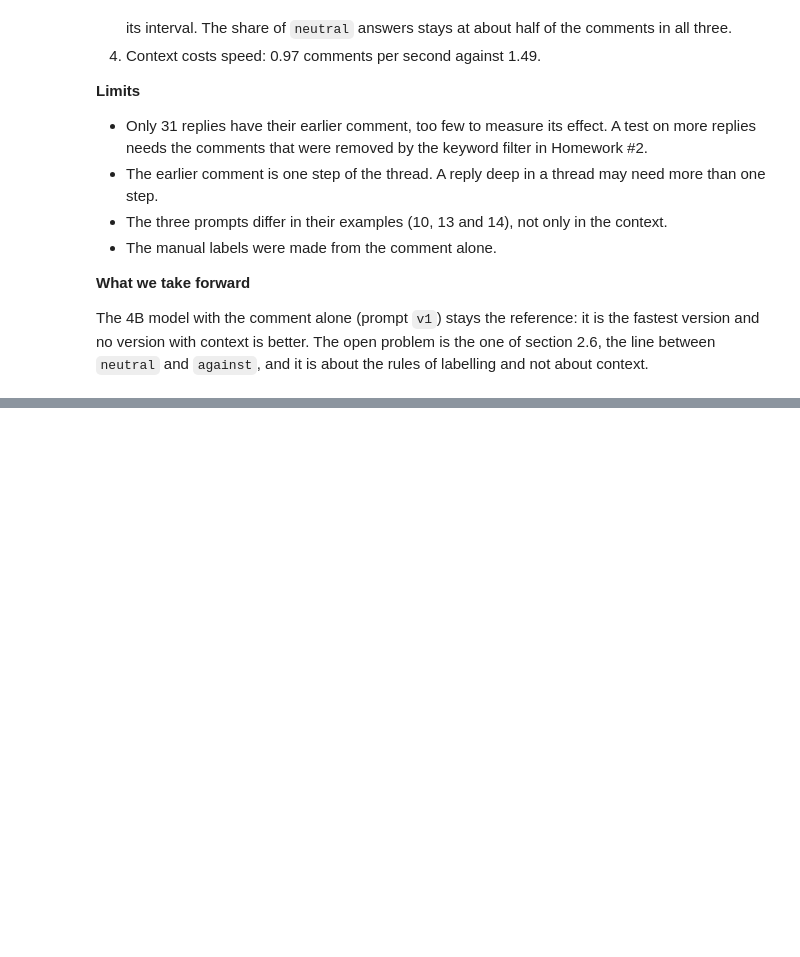
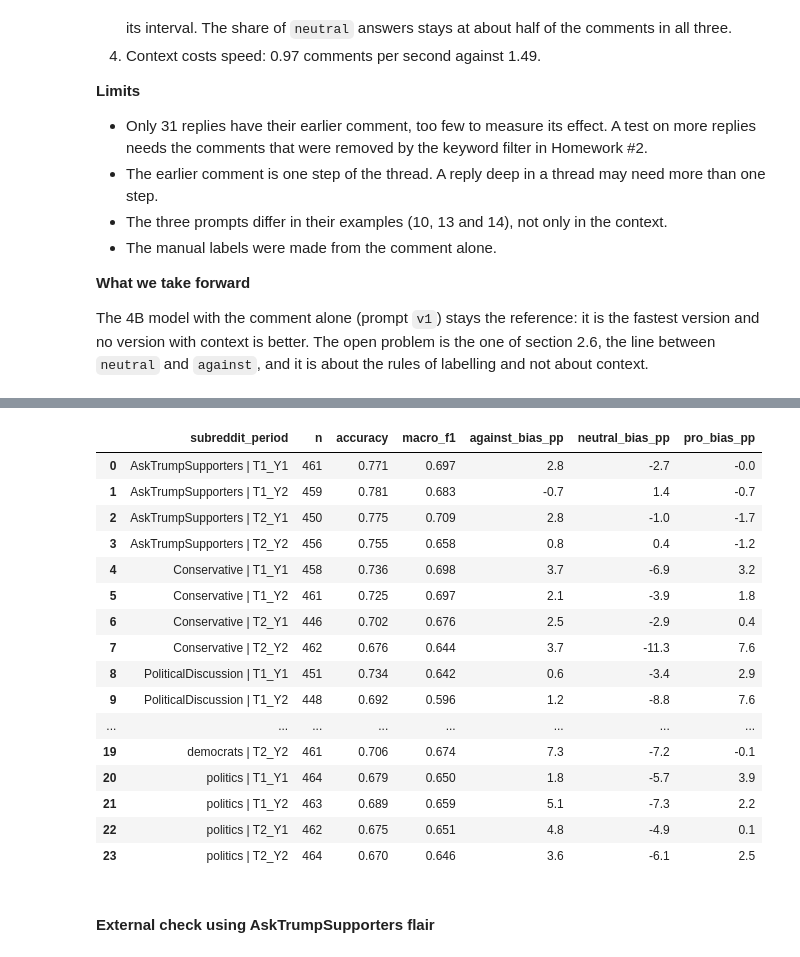
Before and after one commit to khorunzhaviktoriia/reddit_analysis_project, a Jupyter notebook: notebooks/EDA/model_selection.ipynb, the cells around one changed output, grey strips where cells are left out. Drawn from its saved outputs; the diff is of its cells as text; code cells hidden in the pictures; blank space fills up the shorter version.

Commit message:
Add stance student model selection and validation

```diff
--- a/notebooks/EDA/model_selection.ipynb
+++ b/notebooks/EDA/model_selection.ipynb
@@ -2463,0 +3588,4 @@ The 4B model with the comment alone (prompt `v1`) stays the reference: it is the
+# %%
+(qwen_true_mild,mild_test_pred,mild_test_probs,) = transformer_predict(model_mild,test_loader_transformer,)
+
+mild_test_metrics = evaluate(qwen_true_mild,mild_test_pred,title=("DistilRoBERTa with mild class weights vs Qwen teacher"),)
@@ -2463,0 +3890,24 @@ The 4B model with the comment alone (prompt `v1`) stays the reference: it is the
+# %%
+def bias_by(group):
+    rows = []
+
+    for value, part in mild_test_results.groupby(group,observed=True,):
+        w = part["sample_weight"]
+
+        row = {
+            group: value,
+            "n": len(part),
+            "accuracy": accuracy_score(part["teacher_label"],part["student_label"],sample_weight=w,),
+            "macro_f1": f1_score(part["teacher_label"],part["student_label"],labels=LABELS_STUDENT,average="macro",sample_weight=w,zero_division=0,),
+        }
+
+        for label in LABELS_STUDENT:
+            teacher_share = np.average(part["teacher_label"] == label,weights=w,)
+
+            student_share = np.average(part["student_label"] == label,weights=w,)
+
+            row[f"{label}_bias_pp"] = (100 * (student_share - teacher_share))
+
+        rows.append(row)
+
+    return pd.DataFrame(rows).sort_values(group)
@@ -2463,0 +3956,36 @@ The 4B model with the comment alone (prompt `v1`) stays the reference: it is the
+# %%
+mild_test_results["subreddit_period"] = (mild_test_results["subreddit"].astype(str) + " | " + mild_test_results["period"].astype(str))
+
+subreddit_period_bias = bias_by("subreddit_period")
+
+display(
+    subreddit_period_bias.round(
+        {
+            "accuracy": 3,
+            "macro_f1": 3,
+            "against_bias_pp": 1,
+            "neutral_bias_pp": 1,
+            "pro_bias_pp": 1,
+        }
+    )
+)
+# %% [output]
+|  | subreddit_period | n | accuracy | macro_f1 | against_bias_pp | neutral_bias_pp | pro_bias_pp |
+| 0 | AskTrumpSupporters | T1_Y1 | 461 | 0.771 | 0.697 | 2.8 | -2.7 | -0.0 |
+| 1 | AskTrumpSupporters | T1_Y2 | 459 | 0.781 | 0.683 | -0.7 | 1.4 | -0.7 |
+| 2 | AskTrumpSupporters | T2_Y1 | 450 | 0.775 | 0.709 | 2.8 | -1.0 | -1.7 |
+| 3 | AskTrumpSupporters | T2_Y2 | 456 | 0.755 | 0.658 | 0.8 | 0.4 | -1.2 |
+| 4 | Conservative | T1_Y1 | 458 | 0.736 | 0.698 | 3.7 | -6.9 | 3.2 |
+| 5 | Conservative | T1_Y2 | 461 | 0.725 | 0.697 | 2.1 | -3.9 | 1.8 |
+| 6 | Conservative | T2_Y1 | 446 | 0.702 | 0.676 | 2.5 | -2.9 | 0.4 |
+| 7 | Conservative | T2_Y2 | 462 | 0.676 | 0.644 | 3.7 | -11.3 | 7.6 |
+| 8 | PoliticalDiscussion | T1_Y1 | 451 | 0.734 | 0.642 | 0.6 | -3.4 | 2.9 |
+| 9 | PoliticalDiscussion | T1_Y2 | 448 | 0.692 | 0.596 | 1.2 | -8.8 | 7.6 |
+| ... | ... | ... | ... | ... | ... | ... | ... |
+| 19 | democrats | T2_Y2 | 461 | 0.706 | 0.674 | 7.3 | -7.2 | -0.1 |
+| 20 | politics | T1_Y1 | 464 | 0.679 | 0.650 | 1.8 | -5.7 | 3.9 |
+| 21 | politics | T1_Y2 | 463 | 0.689 | 0.659 | 5.1 | -7.3 | 2.2 |
+| 22 | politics | T2_Y1 | 462 | 0.675 | 0.651 | 4.8 | -4.9 | 0.1 |
+| 23 | politics | T2_Y2 | 464 | 0.670 | 0.646 | 3.6 | -6.1 | 2.5 |
+# %% [markdown]
+#### External check using AskTrumpSupporters flair
```
Also changed, not shown: parts of 80 cells of this notebook.
